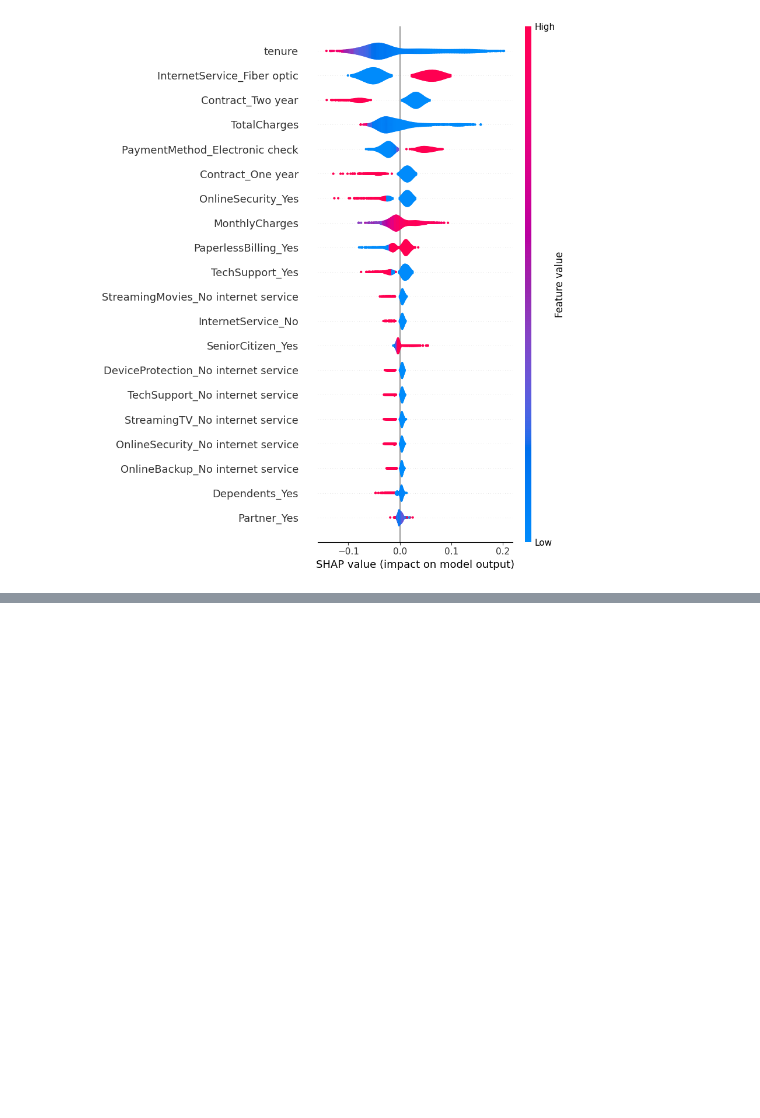
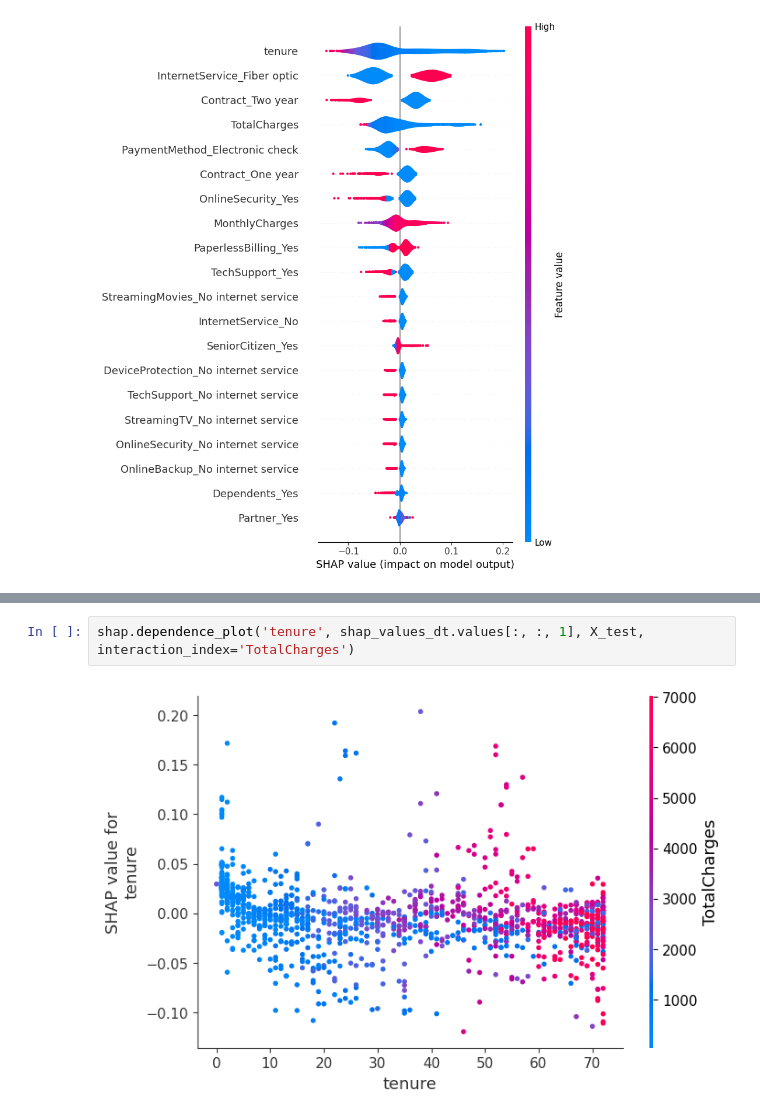
Before and after one commit to stefanoaragoni/CC31062024_Proyecto1, a Jupyter notebook: proyecto1.ipynb, the cells around one changed output, grey strips where cells are left out. Saved outputs shown, nothing was run; the diff lists cells and outputs as text; blank space fills up the shorter version.

```diff
--- a/proyecto1.ipynb
+++ b/proyecto1.ipynb
@@ -936,0 +947,4 @@ print(shap_values_dt.values.shape)
+# %%
+shap.dependence_plot('tenure', shap_values_dt.values[:, :, 1], X_test, interaction_index='TotalCharges')
+# %% [output]
+[figure, added]
```
Also changed, not shown: parts of 32 cells of this notebook.
